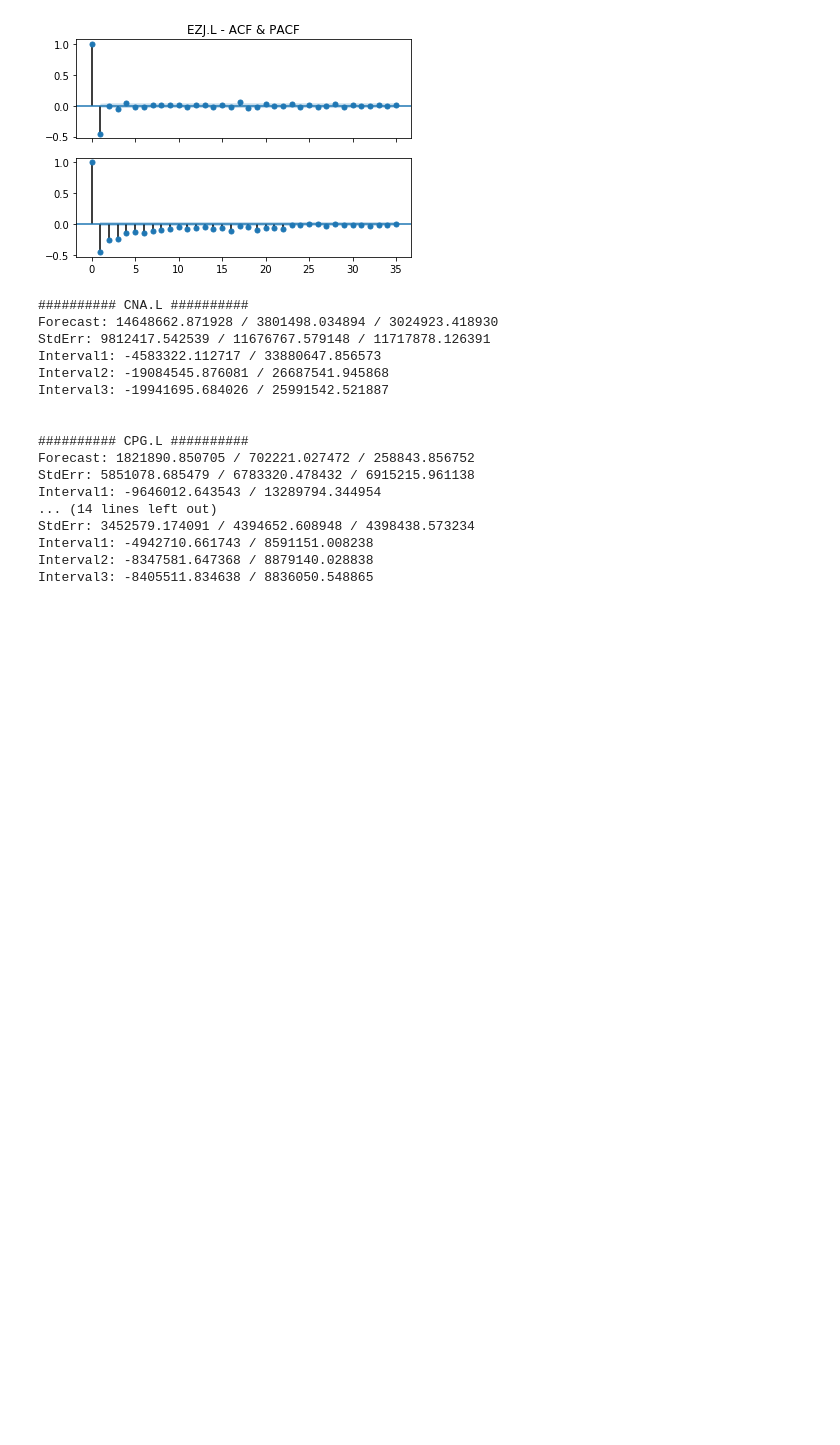
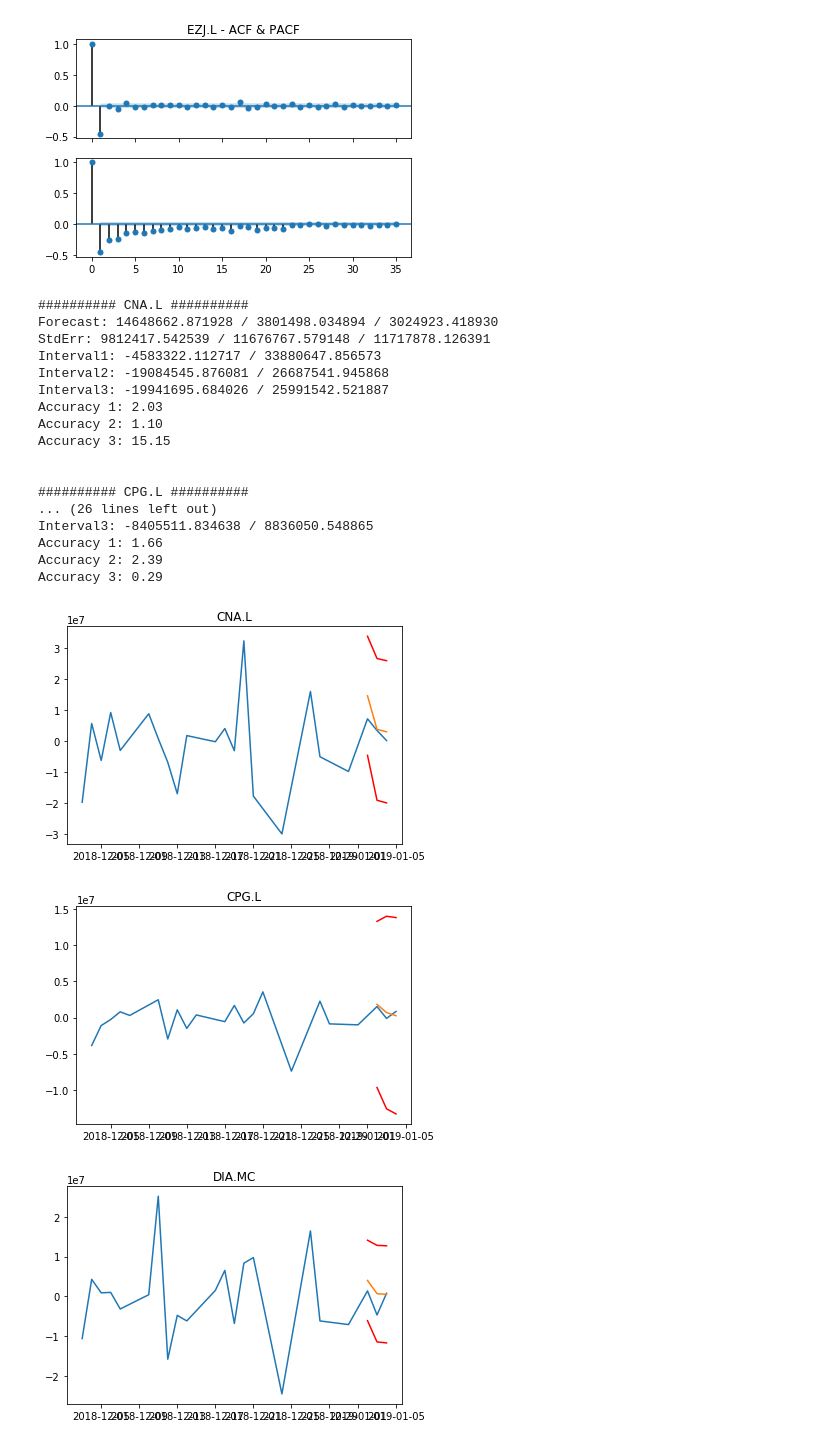
Before and after one commit to esan94/beating_stock_markets, a Jupyter notebook: exploring_data/timeseries_analysis.ipynb, the cells around one changed output. Saved outputs shown, nothing was run; the diff lists cells and outputs as text; code cells hidden in the pictures; blank space fills up the shorter version.

```diff
--- a/exploring_data/timeseries_analysis.ipynb
+++ b/exploring_data/timeseries_analysis.ipynb
@@ -205,33 +238,64 @@ for tick in data_filt['ticker'].unique():
 # %%
 for tick in data_filt['ticker'].unique():
     model = ARMA(data_filt[(data_filt['ticker'] == tick) &
                             (data_filt['date'].dt.year >= 2004) &
                             (data_filt['date'].dt.year <= 2018)]['vol_shift_1'].values,
                   order=(2,1))
     model_fit = model.fit()
     output = model_fit.forecast(3)
     print ('#' * 10 + ' %s ' % tick + '#' * 10)
     print('Forecast: %f / %f / %f' % tuple(output[0]))
     print('StdErr: %f / %f / %f' % tuple(output[1]))
     print('Interval1: %f / %f' % tuple(output[2][0]))
     print('Interval2: %f / %f' % tuple(output[2][1]))
     print('Interval3: %f / %f' % tuple(output[2][2]))
+    df_201812 = data_filt[(data_filt['ticker'] == tick) &
+                          (data_filt['date'].dt.year == 2018) &
+                          (data_filt['date'].dt.month == 12)]
+    df_201901 = data_filt[(data_filt['ticker'] == tick) &
+                          (data_filt['date'].dt.year == 2019) &
+                          (data_filt['date'].dt.month == 1) &
+                          (data_filt['date'].dt.day <= 4)]
+    df_real = pd.concat([df_201812, df_201901], ignore_index=True)
+    df_real[['date', 'vol_shift_1', 'close']]
+    df_forecast = pd.DataFrame({
+        'date': [pd.to_datetime('2019-01-02'),
+                                         pd.to_datetime('2019-01-03'),
+                                         pd.to_datetime('2019-01-04')],
+        'forecast': output[0],
+        'low_interval': [output[2][_][0] for _ in range(len(output[2]))],
+        'upper_interval': [output[2][_][1] for _ in range(len(output[2]))]
+    })
+    df_forecast = pd.merge(left=df_forecast, right=df_real, on='date', how='inner')
+    df_forecast['accuracy'] = df_forecast['forecast'] / df_forecast['vol_shift_1']
+    fig, ax = plt.subplots()
+    ax.plot(df_real['date'], df_real['vol_shift_1'])
+    ax.plot(df_forecast['date'],df_forecast['low_interval'], color='red')
+    ax.plot(df_forecast['date'],df_forecast['upper_interval'], color='red')
+    ax.plot(df_forecast['date'], df_forecast['forecast'])
+    ax.set_title(tick)
+    print('Accuracy 1: %.2f ' % df_forecast.loc[0, 'accuracy'])
+    print('Accuracy 2: %.2f ' % df_forecast.loc[1, 'accuracy'])
+    print('Accuracy 3: %.2f ' % df_forecast.loc[2, 'accuracy'])
     print('\n')
 # %% [output]
 ########## CNA.L ##########
 Forecast: 14648662.871928 / 3801498.034894 / 3024923.418930
 StdErr: 9812417.542539 / 11676767.579148 / 11717878.126391
 Interval1: -4583322.112717 / 33880647.856573
 Interval2: -19084545.876081 / 26687541.945868
 Interval3: -19941695.684026 / 25991542.521887
+Accuracy 1: 2.03
+Accuracy 2: 1.10
+Accuracy 3: 15.15
 
 
 ########## CPG.L ##########
-Forecast: 1821890.850705 / 702221.027472 / 258843.856752
-StdErr: 5851078.685479 / 6783320.478432 / 6915215.961138
-Interval1: -9646012.643543 / 13289794.344954
-... (14 lines left out)
-StdErr: 3452579.174091 / 4394652.608948 / 4398438.573234
-Interval1: -4942710.661743 / 8591151.008238
-Interval2: -8347581.647368 / 8879140.028838
+... (26 lines left out)
 Interval3: -8405511.834638 / 8836050.548865
+Accuracy 1: 1.66
+Accuracy 2: 2.39
+Accuracy 3: 0.29
+[figure, added]
+[figure, added]
+[figure, added]
```
Also changed, not shown: parts of 6 cells of this notebook, 1 other file.
